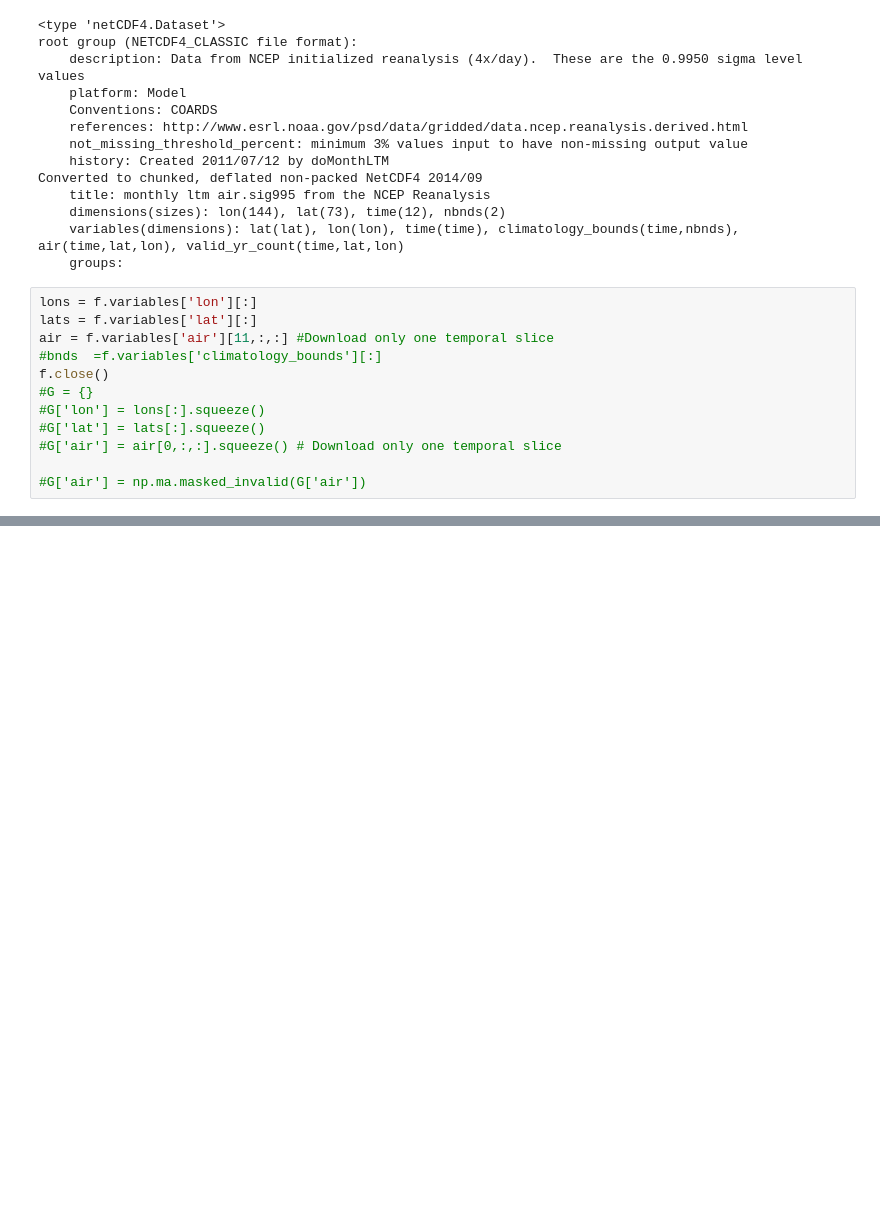
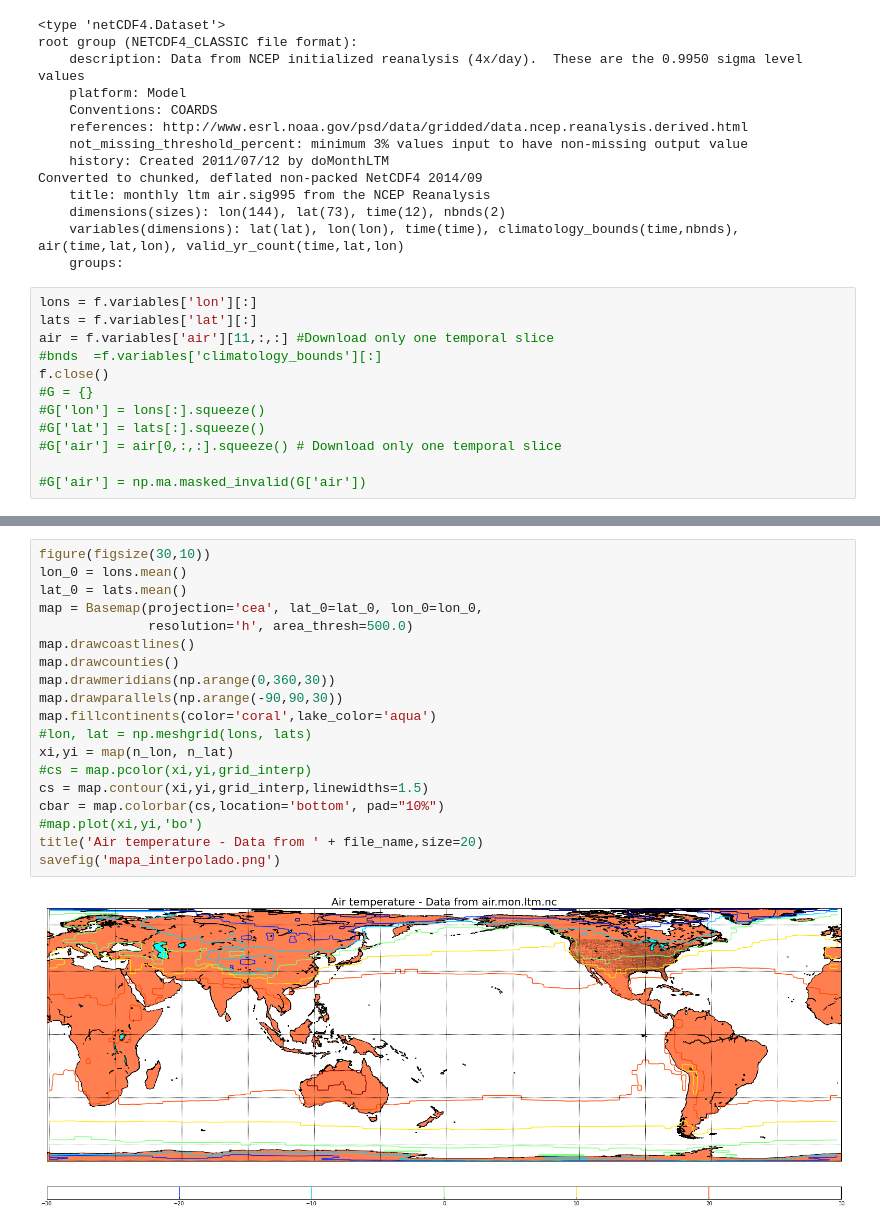
Before and after one commit to JC-AlfonsoR/CM20151_HW4_CamiloAlfonso, a Jupyter notebook: Rios_y_Oceanos/Interp_mapa.ipynb, the cells around one changed output, grey strips where cells are left out. Saved outputs shown, nothing was run; the diff lists cells and outputs as text; blank space fills up the shorter version.

```diff
--- a/Rios_y_Oceanos/Interp_mapa.ipynb
+++ b/Rios_y_Oceanos/Interp_mapa.ipynb
@@ -94,0 +136,21 @@ savefig('mapa.png')
+# %%
+figure(figsize(30,10))
+lon_0 = lons.mean()
+lat_0 = lats.mean()
+map = Basemap(projection='cea', lat_0=lat_0, lon_0=lon_0,
+              resolution='h', area_thresh=500.0)
+map.drawcoastlines()
+map.drawcounties()
+map.drawmeridians(np.arange(0,360,30))
+map.drawparallels(np.arange(-90,90,30))
+map.fillcontinents(color='coral',lake_color='aqua')
+#lon, lat = np.meshgrid(lons, lats)
+xi,yi = map(n_lon, n_lat)
+#cs = map.pcolor(xi,yi,grid_interp)
+cs = map.contour(xi,yi,grid_interp,linewidths=1.5)
+cbar = map.colorbar(cs,location='bottom', pad="10%")
+#map.plot(xi,yi,'bo')
+title('Air temperature - Data from ' + file_name,size=20)
+savefig('mapa_interpolado.png')
+# %% [output]
+[figure, added]
```
Also changed, not shown: parts of 8 cells of this notebook, 4 other files.
